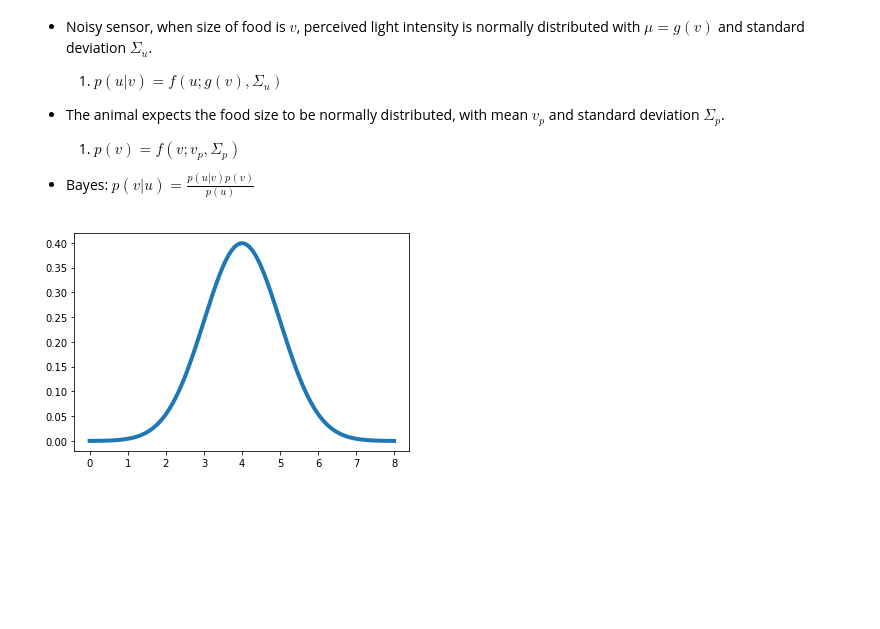
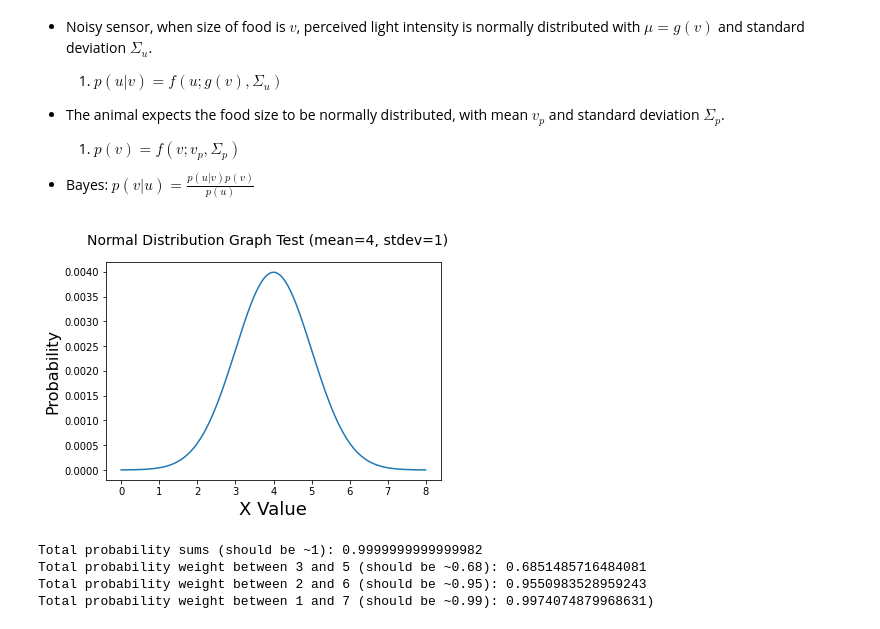
Before and after one commit to nickjalbert/reading, a Jupyter notebook: code/tutorial_problem_1.ipynb, the cells around one changed output. Saved outputs shown, nothing was run; the diff lists cells and outputs as text; code cells hidden in the pictures; blank space fills up the shorter version.

Commit message:
Update test normal graph

```diff
--- a/code/tutorial_problem_1.ipynb
+++ b/code/tutorial_problem_1.ipynb
@@ -24,21 +24,45 @@
 # %%
 # Let's graph a normal distribution between 0 and 8 using discrete points calculated using Equation 4A
 # Assume mean is 4 and standard deviation is 1
 
 %matplotlib inline
 import matplotlib.pyplot as plt
 import math
 
+# Calculate density at each point
 mu = 4
 sigma = 1
 x_points = [i/100 for i in range(800)]
 y_points = []
 for x_point in x_points:
     multiplier = (2 * math.pi * sigma)**-0.5
     exp = -1 * (((x_point - mu)**2) / (2*sigma))
     y_point = multiplier * math.e ** exp
     y_points.append(y_point)
-plt.plot(x_points, y_points, linewidth=4, label='foo')
+# TODO - does this normalization make sense?
+sum_y = sum(y_points)
+normalized_y_points = [y/sum_y for y in y_points]
+
+# Plot
+fig = plt.figure()
+plt.plot(x_points, normalized_y_points)
+fig.suptitle('Normal Distribution Graph Test (mean=4, stdev=1)', fontsize=14)
+plt.xlabel('X Value', fontsize=18)
+plt.ylabel('Probability', fontsize=16)
 plt.show()
+
+# Summary stats
+total_p = sum(normalized_y_points)
+print(f'Total probability sums (should be ~1): {total_p}')
+one_sigma = sum([y for x,y in zip(x_points, normalized_y_points) if x >= 3 and x <= 5])/total_p
+print(f'Total probability weight between 3 and 5 (should be ~0.68): {one_sigma}')
+two_sigma = sum([y for x,y in zip(x_points, normalized_y_points) if x >= 2 and x <= 6])/total_p
+print(f'Total probability weight between 2 and 6 (should be ~0.95): {two_sigma}')
+three_sigma = sum([y for x,y in zip(x_points, normalized_y_points) if x >= 1 and x <= 7])/total_p
+print(f'Total probability weight between 1 and 7 (should be ~0.99): {three_sigma})')
 # %% [output]
-[figure, old version]
+[figure, new version]
+Total probability sums (should be ~1): 0.9999999999999982
+Total probability weight between 3 and 5 (should be ~0.68): 0.6851485716484081
+Total probability weight between 2 and 6 (should be ~0.95): 0.9550983528959243
+Total probability weight between 1 and 7 (should be ~0.99): 0.9974074879968631)
```
Also changed, not shown: parts of 1 cell of this notebook.
